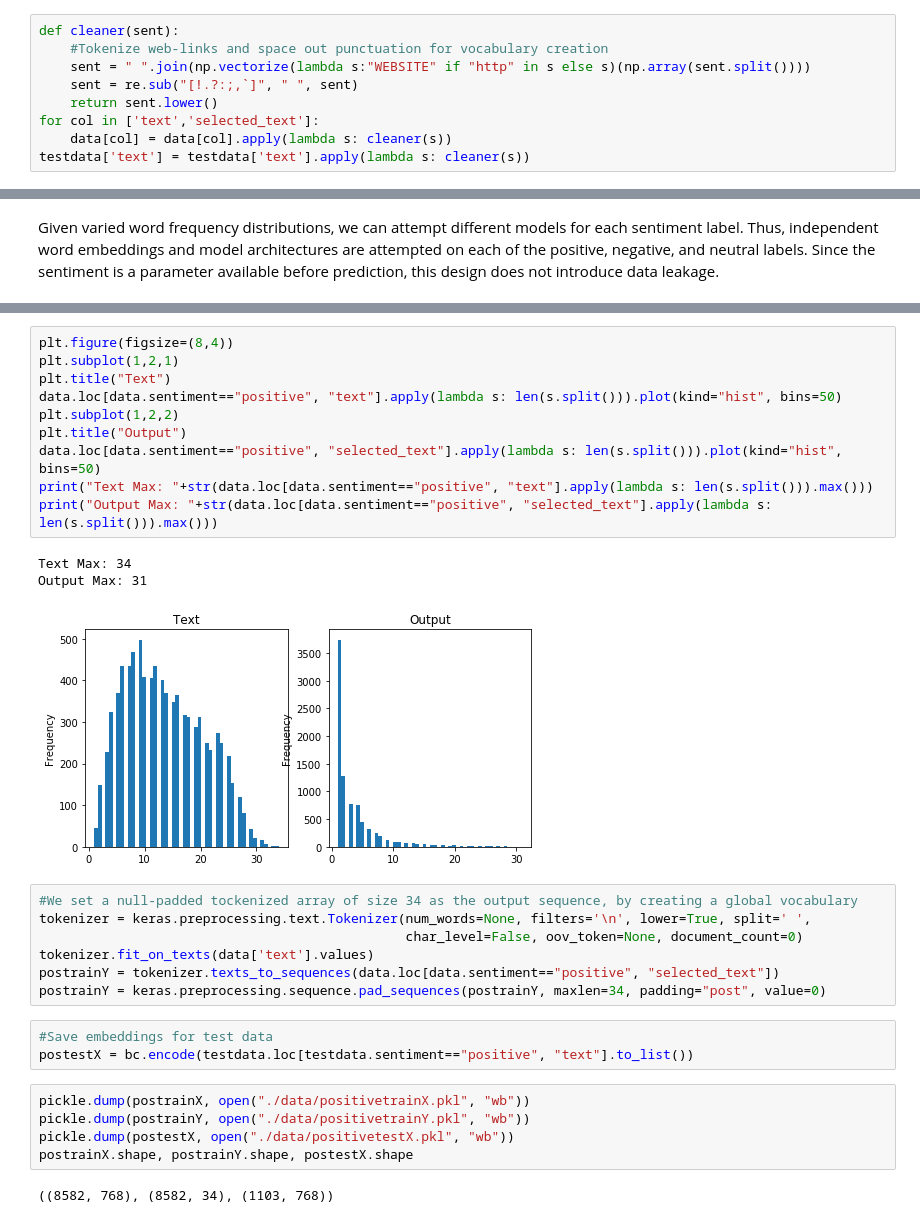
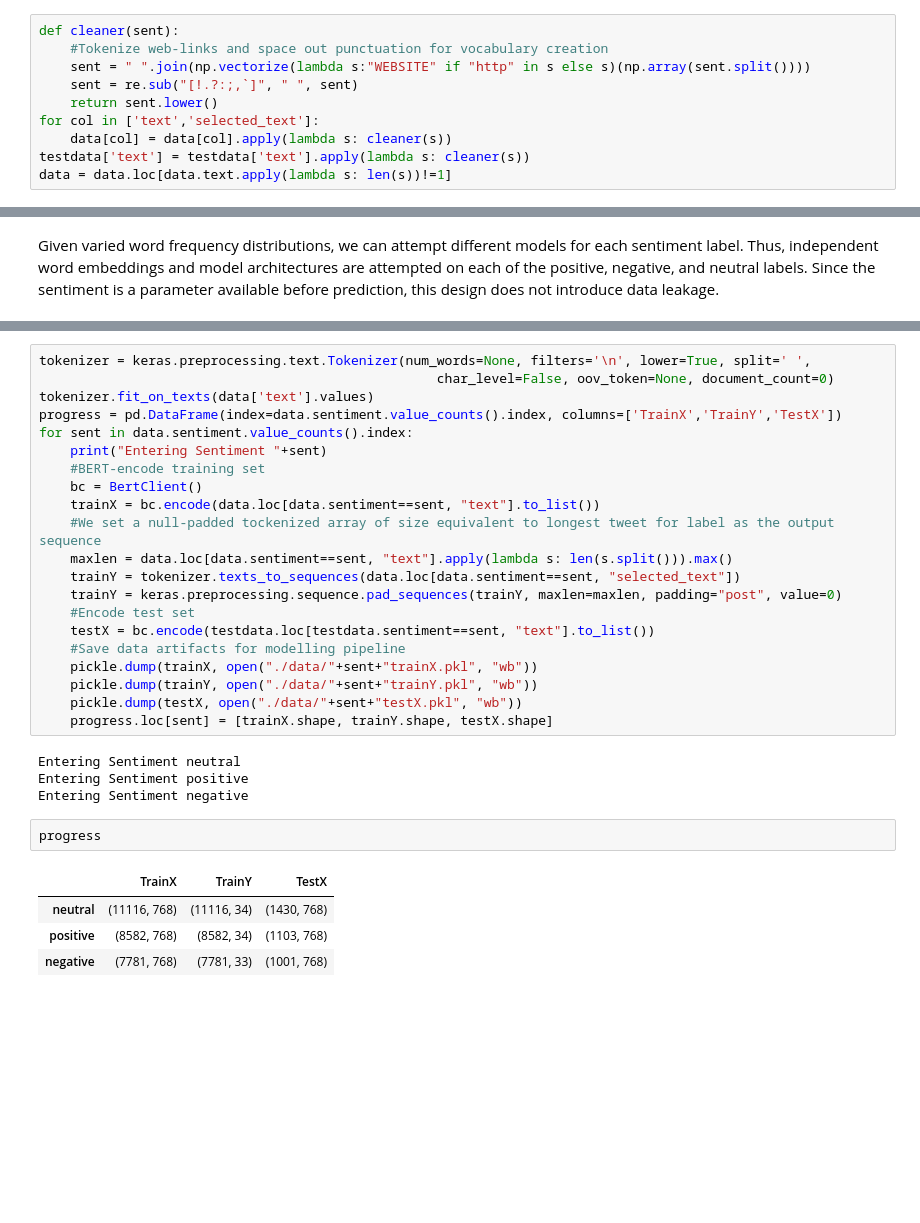
Before and after one commit to navyamehta/data-sentiment-NLP, a Jupyter notebook: kaggle-twitter-sentiment/Data Preprocessing.ipynb, the cells around one changed output, grey strips where cells are left out. Cells and saved outputs as stored; diff of their text form; blank space fills up the shorter version.

Commit message:
Sentiment Dataset Preparation

```diff
--- a/kaggle-twitter-sentiment/Data Preprocessing.ipynb
+++ b/kaggle-twitter-sentiment/Data Preprocessing.ipynb
@@ -37,6 +37,7 @@ def cleaner(sent):
 for col in ['text','selected_text']:
     data[col] = data[col].apply(lambda s: cleaner(s))
 testdata['text'] = testdata['text'].apply(lambda s: cleaner(s))
+data = data.loc[data.text.apply(lambda s: len(s))!=1]
 # %%
 #Explore word frequencies for each sentiment
 for label in data['sentiment'].value_counts().index:
@@ -59,31 +57,32 @@ postrainX = bc.encode(data.loc[data.sentiment=="positive", "text"].to_list())
-# %%
-plt.figure(figsize=(8,4))
-plt.subplot(1,2,1)
-plt.title("Text")
-data.loc[data.sentiment=="positive", "text"].apply(lambda s: len(s.split())).plot(kind="hist", bins=50)
-plt.subplot(1,2,2)
-plt.title("Output")
-data.loc[data.sentiment=="positive", "selected_text"].apply(lambda s: len(s.split())).plot(kind="hist", bins=50)
-print("Text Max: "+str(data.loc[data.sentiment=="positive", "text"].apply(lambda s: len(s.split())).max()))
-print("Output Max: "+str(data.loc[data.sentiment=="positive", "selected_text"].apply(lambda s: len(s.split())).max()))
-# %% [output]
-Text Max: 34
-Output Max: 31
-[figure, removed]
-# %%
-#We set a null-padded tockenized array of size 34 as the output sequence, by creating a global vocabulary
-tokenizer = keras.preprocessing.text.Tokenizer(num_words=None, filters='\n', lower=True, split=' ',
-                                               char_level=False, oov_token=None, document_count=0)
-tokenizer.fit_on_texts(data['text'].values)
-postrainY = tokenizer.texts_to_sequences(data.loc[data.sentiment=="positive", "selected_text"])
-postrainY = keras.preprocessing.sequence.pad_sequences(postrainY, maxlen=34, padding="post", value=0)
-# %%
-#Save embeddings for test data
-postestX = bc.encode(testdata.loc[testdata.sentiment=="positive", "text"].to_list())
-# %%
-pickle.dump(postrainX, open("./data/positivetrainX.pkl", "wb"))
-pickle.dump(postrainY, open("./data/positivetrainY.pkl", "wb"))
-pickle.dump(postestX, open("./data/positivetestX.pkl", "wb"))
-postrainX.shape, postrainY.shape, postestX.shape
-# %% [output]
-((8582, 768), (8582, 34), (1103, 768))
+# %%
+tokenizer = keras.preprocessing.text.Tokenizer(num_words=None, filters='\n', lower=True, split=' ',
+                                                   char_level=False, oov_token=None, document_count=0)
+tokenizer.fit_on_texts(data['text'].values)
+progress = pd.DataFrame(index=data.sentiment.value_counts().index, columns=['TrainX','TrainY','TestX'])
+for sent in data.sentiment.value_counts().index:
+    print("Entering Sentiment "+sent)
+    #BERT-encode training set
+    bc = BertClient()
+    trainX = bc.encode(data.loc[data.sentiment==sent, "text"].to_list())
+    #We set a null-padded tockenized array of size equivalent to longest tweet for label as the output sequence
+    maxlen = data.loc[data.sentiment==sent, "text"].apply(lambda s: len(s.split())).max()
+    trainY = tokenizer.texts_to_sequences(data.loc[data.sentiment==sent, "selected_text"])
+    trainY = keras.preprocessing.sequence.pad_sequences(trainY, maxlen=maxlen, padding="post", value=0)
+    #Encode test set
+    testX = bc.encode(testdata.loc[testdata.sentiment==sent, "text"].to_list())
+    #Save data artifacts for modelling pipeline
+    pickle.dump(trainX, open("./data/"+sent+"trainX.pkl", "wb"))
+    pickle.dump(trainY, open("./data/"+sent+"trainY.pkl", "wb"))
+    pickle.dump(testX, open("./data/"+sent+"testX.pkl", "wb"))
+    progress.loc[sent] = [trainX.shape, trainY.shape, testX.shape]
+# %% [output]
+Entering Sentiment neutral
+Entering Sentiment positive
+Entering Sentiment negative
+# %%
+progress
+# %% [output]
+|  | TrainX | TrainY | TestX |
+| neutral | (11116, 768) | (11116, 34) | (1430, 768) |
+| positive | (8582, 768) | (8582, 34) | (1103, 768) |
+| negative | (7781, 768) | (7781, 33) | (1001, 768) |
```
Also changed, not shown: parts of 3 cells of this notebook, 8 other files.
